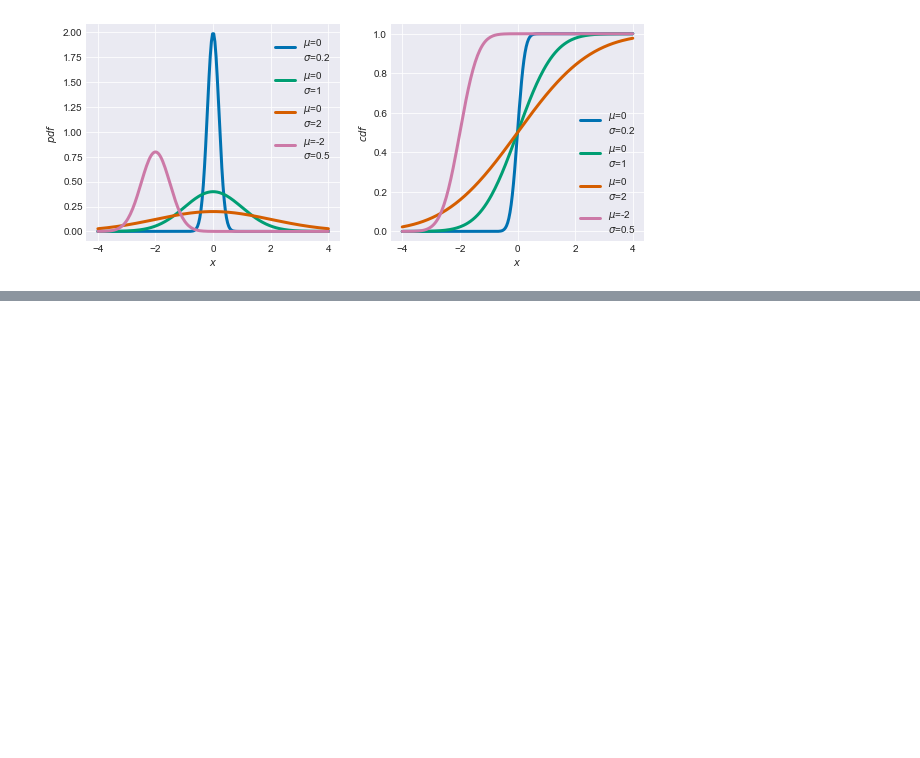
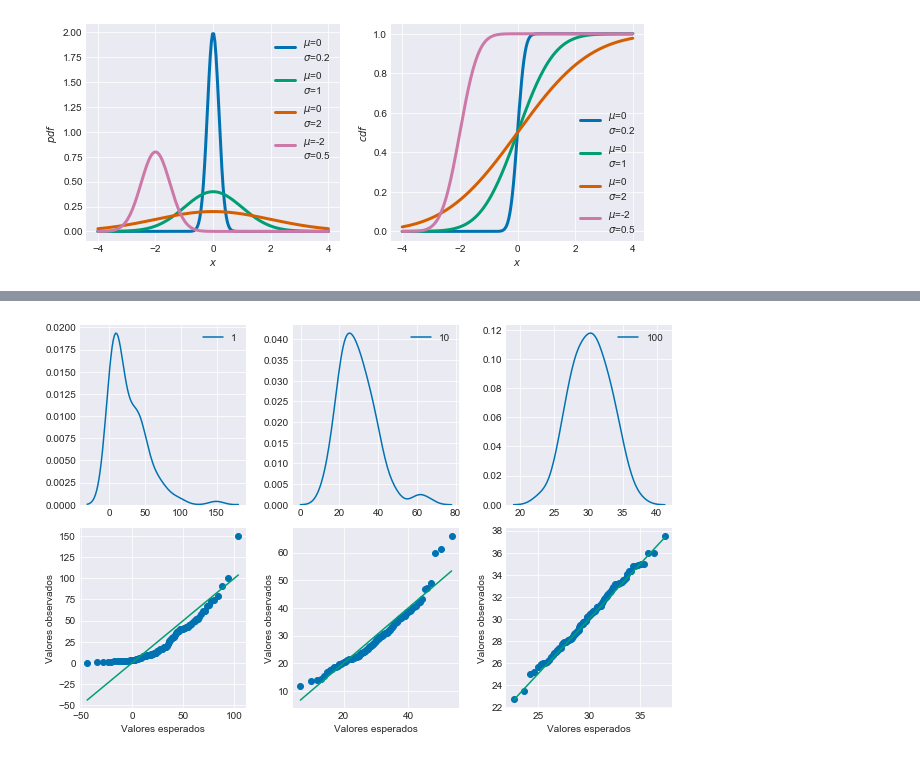
Before and after one commit to danzaconloros/intro_ciencia_de_datos, a Jupyter notebook: 02_distribuciones_de_probabilidad.ipynb, the cells around one changed output, grey strips where cells are left out. Saved outputs shown, nothing was run; the diff lists cells and outputs as text; code cells hidden in the pictures; blank space fills up the shorter version.

```diff
--- a/02_distribuciones_de_probabilidad.ipynb
+++ b/02_distribuciones_de_probabilidad.ipynb
@@ -503,0 +510,19 @@ plt.xlabel("# de muestras", fontsize=14);
+# %%
+plt.figure(figsize=(9,6))
+iters = 100
+distri = stats.expon(scale=30)
+mu, var = distri.stats(moments='mv')
+for i, n in enumerate([1, 10, 100]):
+    sample = np.mean(distri.rvs((n, iters)), axis=0)
+    plt.subplot(2, 3, i+1)
+    sns.kdeplot(sample, label=n)
+    plt.subplot(2, 3, i+4)
+    osm, osr = stats.probplot(sample, dist=stats.norm(mu, (var/n)**0.5), fit=False)
+    plt.plot(osm, osr, 'o')
+    plt.plot(osm, osm)
+    plt.xlabel('Valores esperados')
+    plt.ylabel('Valores observados')
+
+plt.tight_layout()
+# %% [output]
+[figure, added]
```
Also changed, not shown: parts of 24 cells of this notebook, 1 other file.
